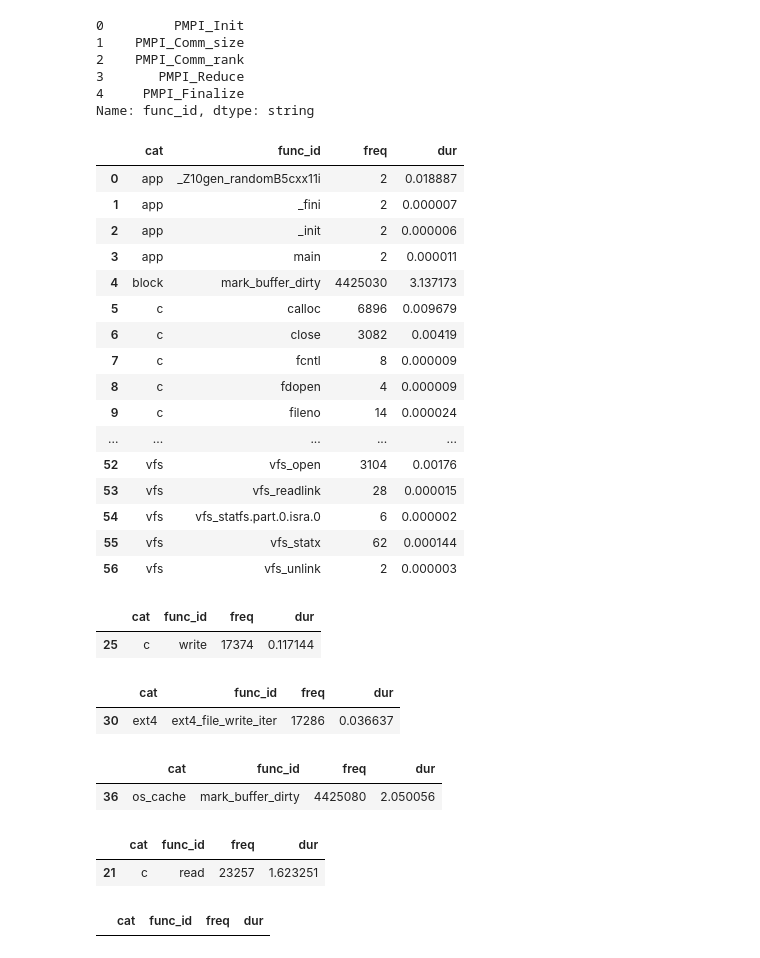
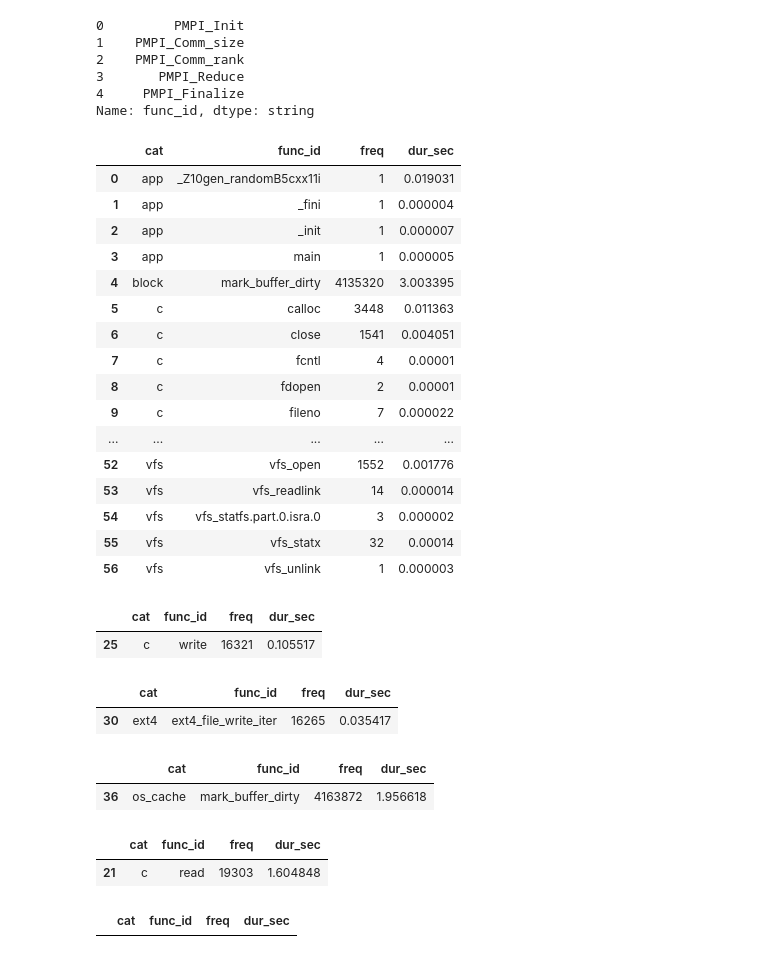
Before and after one commit to hariharan-devarajan/datacrumbs, a Jupyter notebook: analysis/analysis.ipynb, the cells around one changed output. Saved outputs shown, nothing was run; the diff lists cells and outputs as text; code cells hidden in the pictures.

```diff
--- a/analysis/analysis.ipynb
+++ b/analysis/analysis.ipynb
@@ -99,10 +99,11 @@ def load_profile(line):
             val = json.loads(unicode_line)
             d["pid"] = val["pid"]
             d["tid"] = val["tid"]
-            d["ts"] = int(val["ts"])
+            d["ts_us"] = int(val["ts"])
             if "args" in val:
-                d["dur"] = float(val["args"]["time"])
-                d["freq"] = val["args"]["count"]
+                d["dur_sec"] = float(val["args"]["time"])
+                d["freq"] = val["args"]["freq"]
+                d["size_bytes"] = val["args"]["size_sum"]
             d["func_id"] = val["name"]
             d["cat"] = val["cat"]
         except Exception as error:
@@ -131,6 +132,6 @@ if len(file_pattern) > 0:
         num_lines = end - start + 1
         json_line_bags.append(dask.delayed(load_indexed_gzip_files, nout=num_lines)(filename, start, end))
     json_lines = dask.bag.concat(json_line_bags)
-    pfw_bag = json_lines.map(load_profile).filter(lambda x: "ts" in x)
+    pfw_bag = json_lines.map(load_profile).filter(lambda x: "ts_us" in x)
     pfw_bag.take(1)
 # %% [output]
@@ -142,7 +143,7 @@ if len(file_pattern) > 0:
 # %%
 columns = {'pid': "uint64[pyarrow]", 'tid': "uint64[pyarrow]",
-           'ts': "uint64[pyarrow]", 'dur': "float32[pyarrow]",
-           'freq': "uint64[pyarrow]", 'func_id': "string[pyarrow]",
+           'ts_us': "uint64[pyarrow]", 'dur_sec': "float32[pyarrow]",
+           'freq': "uint64[pyarrow]", 'size_bytes': "uint64[pyarrow]", 'func_id': "string[pyarrow]",
            'cat': "string[pyarrow]"}
 # %%
 events = pfw_bag.to_dataframe(meta=columns)
@@ -244,56 +291,56 @@ events.query("cat == 'mpi'")["func_id"].unique().compute()
 4     PMPI_Finalize
 Name: func_id, dtype: string
 # %%
-functions = events.groupby(["func_id", "cat", "pid","tid", "ts"])[["freq","dur"]].sum().groupby(["func_id", "cat", "ts"]).agg({"freq":sum,"dur":max}).groupby([ "cat","func_id"]).sum()
+functions = events.groupby(["func_id", "cat", "pid","tid", "ts_us"])[["freq","dur_sec"]].sum().groupby(["func_id", "cat", "ts_us"]).agg({"freq":sum,"dur_sec":max}).groupby([ "cat","func_id"]).sum()
 functions = functions.reset_index()
 functions.compute()
 # %% [output]
-|  | cat | func_id | freq | dur |
-| 0 | app | _Z10gen_randomB5cxx11i | 2 | 0.018887 |
-| 1 | app | _fini | 2 | 0.000007 |
-| 2 | app | _init | 2 | 0.000006 |
-| 3 | app | main | 2 | 0.000011 |
-| 4 | block | mark_buffer_dirty | 4425030 | 3.137173 |
-| 5 | c | calloc | 6896 | 0.009679 |
-| 6 | c | close | 3082 | 0.00419 |
-| 7 | c | fcntl | 8 | 0.000009 |
-| 8 | c | fdopen | 4 | 0.000009 |
-| 9 | c | fileno | 14 | 0.000024 |
+|  | cat | func_id | freq | dur_sec |
+| 0 | app | _Z10gen_randomB5cxx11i | 1 | 0.019031 |
+| 1 | app | _fini | 1 | 0.000004 |
+| 2 | app | _init | 1 | 0.000007 |
+| 3 | app | main | 1 | 0.000005 |
+| 4 | block | mark_buffer_dirty | 4135320 | 3.003395 |
+| 5 | c | calloc | 3448 | 0.011363 |
+| 6 | c | close | 1541 | 0.004051 |
+| 7 | c | fcntl | 4 | 0.00001 |
+| 8 | c | fdopen | 2 | 0.00001 |
+| 9 | c | fileno | 7 | 0.000022 |
 | ... | ... | ... | ... | ... |
-| 52 | vfs | vfs_open | 3104 | 0.00176 |
-| 53 | vfs | vfs_readlink | 28 | 0.000015 |
-| 54 | vfs | vfs_statfs.part.0.isra.0 | 6 | 0.000002 |
-| 55 | vfs | vfs_statx | 62 | 0.000144 |
-| 56 | vfs | vfs_unlink | 2 | 0.000003 |
+| 52 | vfs | vfs_open | 1552 | 0.001776 |
+| 53 | vfs | vfs_readlink | 14 | 0.000014 |
+| 54 | vfs | vfs_statfs.part.0.isra.0 | 3 | 0.000002 |
+| 55 | vfs | vfs_statx | 32 | 0.00014 |
+| 56 | vfs | vfs_unlink | 1 | 0.000003 |
 # %%
 num_writes = functions.query("func_id == 'write' and cat == 'c'")
 num_writes.compute()
 # %% [output]
-|  | cat | func_id | freq | dur |
-| 25 | c | write | 17374 | 0.117144 |
+|  | cat | func_id | freq | dur_sec |
+| 25 | c | write | 16321 | 0.105517 |
 # %%
 num_writes_ext4 = functions.query("func_id.str.contains('ext4_file_write_iter') and cat == 'ext4'")
 num_writes_ext4.compute()
 # %% [output]
-|  | cat | func_id | freq | dur |
-| 30 | ext4 | ext4_file_write_iter | 17286 | 0.036637 |
+|  | cat | func_id | freq | dur_sec |
+| 30 | ext4 | ext4_file_write_iter | 16265 | 0.035417 |
 # %%
 num_writes_os_cache = functions.query("func_id.str.contains('mark_buffer_dirty') and cat == 'os_cache'")
 num_writes_os_cache.compute()
 # %% [output]
-|  | cat | func_id | freq | dur |
-| 36 | os_cache | mark_buffer_dirty | 4425080 | 2.050056 |
+|  | cat | func_id | freq | dur_sec |
+| 36 | os_cache | mark_buffer_dirty | 4163872 | 1.956618 |
 # %%
 num_reads = functions.query("func_id == 'read' and cat == 'c'")
 num_reads.compute()
 # %% [output]
-|  | cat | func_id | freq | dur |
-| 21 | c | read | 23257 | 1.623251 |
+|  | cat | func_id | freq | dur_sec |
+| 21 | c | read | 19303 | 1.604848 |
 # %%
 num_reads_ext4 = functions.query("func_id.str.contains('read') and cat == 'ext4'")
 num_reads_ext4.compute()
 # %% [output]
-|  | cat | func_id | freq | dur |
+|  | cat | func_id | freq | dur_sec |
 # %%
 num_writes_os_cache = functions.query("func_id.str.contains('mark_page_accessed') and cat == 'os_cache'")
 num_writes_os_cache.compute()
```
Also changed, not shown: parts of 16 cells of this notebook, 12 other files.
